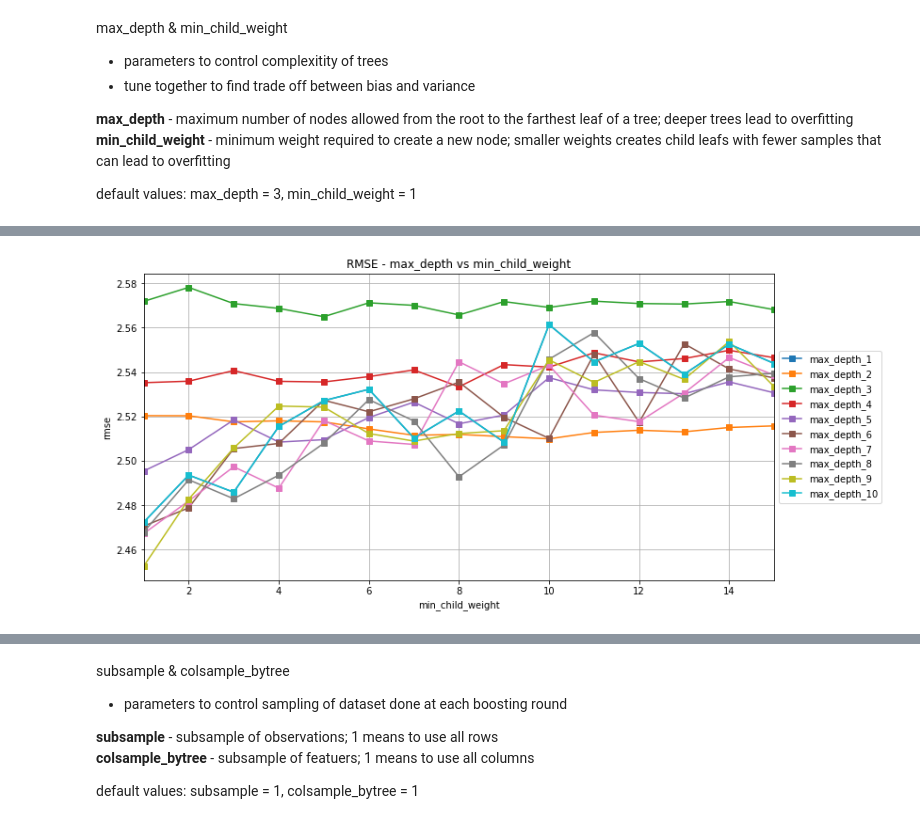
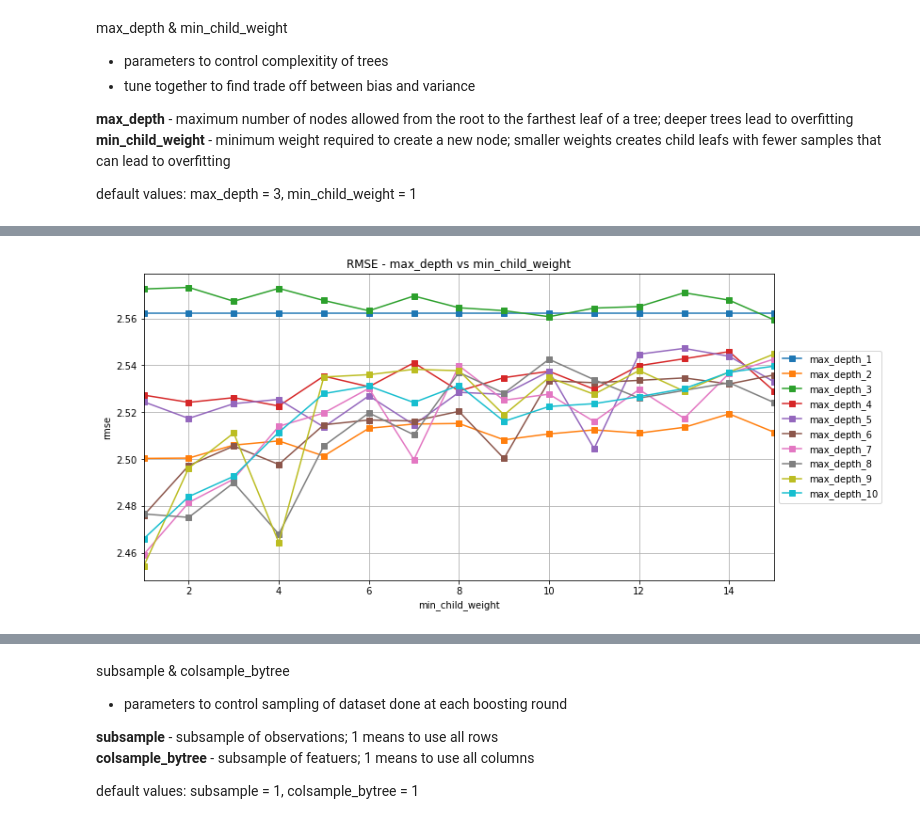
Before and after one commit to terrill11/spy_trend, a Jupyter notebook: spy_trend_xgboost.ipynb, the cells around one changed output, grey strips where cells are left out. Saved outputs shown, nothing was run; the diff lists cells and outputs as text; code cells hidden in the pictures.

```diff
--- a/spy_trend_xgboost.ipynb
+++ b/spy_trend_xgboost.ipynb
@@ -100,11 +100,9 @@ economic_names = ['CPI', 'fed_funds_rate', '10_yr_treasury', '30_yr_treasury', '
 currency_path = 'currency'
 currency = ['dxy']
 
-
-forex_path = 'forex'
-forex = ['AUD=X', 'CAD=X', 'CHF=X', 'CNY=X', 'EUR=X', 'GBP=X', 'HKD=X', 'HUF=X', 'INR=X', 'JPY=X',
-         'PLN=X', 'RON=X', 'RUB=X', 'SEK=X', 'SGD=X']
-forex_gold = ['XAU_USD Historical Data2']
+forex_path = 'forex/results'
+forex = ['USD-JPY', 'USD-EUR', 'USD-CHF', 'USD-PLN', 'USD-CNY', 'USD-HUF', 'USD-RUB', 'USD-CAD',
+         'USD-RON', 'USD-INR', 'USD-GBP', 'USD-AUD', 'USD-HKD', 'USD-SEK', 'USD-SGD', 'XAU-USD']
 
 vix = '^vix'
 dix = 'DIX'
@@ -277,7 +254,9 @@ cols_to_normalize = ['spy_volume', 'qqq_volume', 'qqq', 'iwm_volume', 'iwm', 'va
                      'vfh', 'vgt_volume', 'vgt', 'vht_volume', 'vht', 'vis_volume', 'vis', 'vnq_volume',
                      'vnq', 'vox_volume', 'vox', 'vpu_volume', 'vpu', 'cl=f_volume', 'cl=f', 'gc=f_volume',
                      'gc=f', 'ief_volume', 'ief', 'tlt_volume', 'tlt', 'CPI', 'M1_supply', 'M2_supply',
-                     'dxy', '^vix', 'gex', 'spy_shift_1d']
+                     'dxy', 'USD-JPY', 'USD-EUR', 'USD-CHF', 'USD-PLN', 'USD-CNY', 'USD-HUF', 'USD-RUB',
+                     'USD-CAD', 'USD-RON', 'USD-INR', 'USD-GBP', 'USD-AUD', 'USD-HKD', 'USD-SEK', 'USD-SGD',
+                     'XAU-USD', '^vix', 'gex', 'spy_shift_1d']
 # cols_to_normalize = []
 # for i in main_df.columns:
 #     if main_df[i].iloc[0] >= 1:
@@ -582,23 +561,23 @@ error_rate_df.head()
 # %%
 rcParams['figure.figsize'] = 12, 6
 #plt.figure(figsize=(16, 6), dpi=80, facecolor='w')
 
 legend_list = ['max_depth_1']
 
-ax = error_rate_df[error_rate_df['max_depth'] == 10].plot(x='min_child_weight', y='rmse', marker='s', grid=True)
+ax = error_rate_df[error_rate_df['max_depth'] == 1].plot(x='min_child_weight', y='rmse', marker='s', grid=True)
 
 for i in max_depth[1:]:
     temp = error_rate_df[error_rate_df['max_depth'] == i]
     ax = temp.plot(x='min_child_weight', y='rmse', marker='s', grid=True, ax=ax)
     legend_list.append(f'max_depth_{i}')
 
 ax.set_xlabel('min_child_weight')
 ax.set_ylabel('rmse')
 ax.set_title('RMSE - max_depth vs min_child_weight')
 plt.legend(legend_list, loc='center left', bbox_to_anchor=(1.0, 0.5))
 plt.gcf().set_facecolor('white')
 # %% [output]
-[figure, old version]
+[figure, new version]
 # %%
 temp = error_rate_df[error_rate_df['rmse'] == error_rate_df['rmse'].min()]
 min_rmse = temp['rmse'].iloc[0]
```
Also changed, not shown: parts of 19 cells of this notebook.
